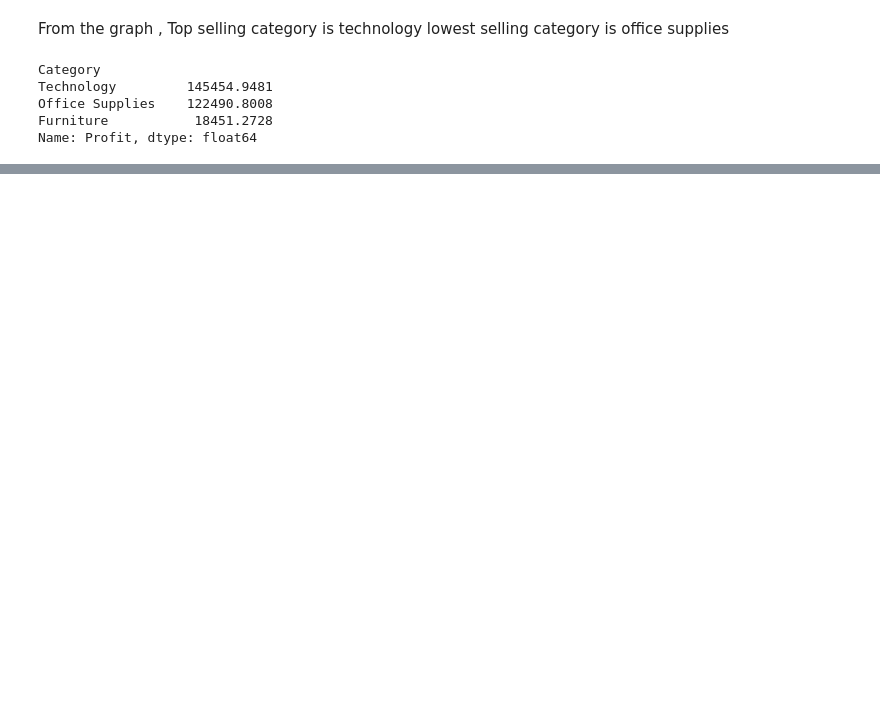
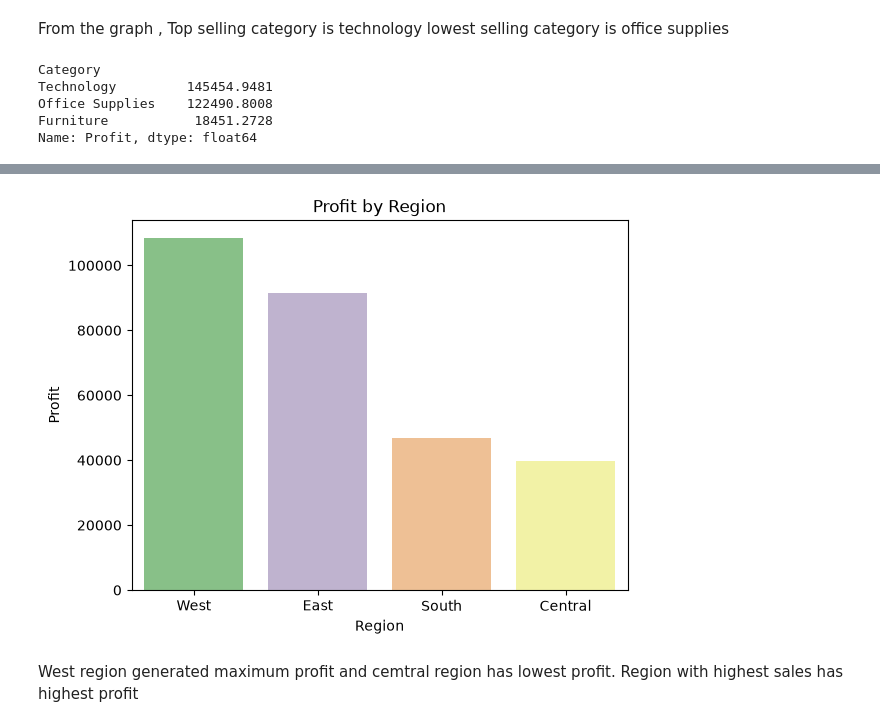
Before and after one commit to vaishnaviniwalkar/Superstore_Sales_Analysis, a Jupyter notebook: notebook/analysis.ipynb, the cells around one changed output, grey strips where cells are left out. Saved outputs shown, nothing was run; the diff lists cells and outputs as text; code cells hidden in the pictures; blank space fills up the shorter version.

```diff
--- a/notebook/analysis.ipynb
+++ b/notebook/analysis.ipynb
@@ -193,0 +220,9 @@ This means category with highest sales have highest profit
+# %%
+sns.barplot(x='Region', y='Profit', data=region_profit.reset_index(), hue='Region', palette='Accent')
+plt.title('Profit by Region')
+plt.show()
+# %% [output]
+[figure, added]
+# %% [markdown]
+West region generated maximum profit and cemtral region has lowest profit.
+Region with highest sales has highest profit
```
Also changed, not shown: parts of 9 cells of this notebook.
